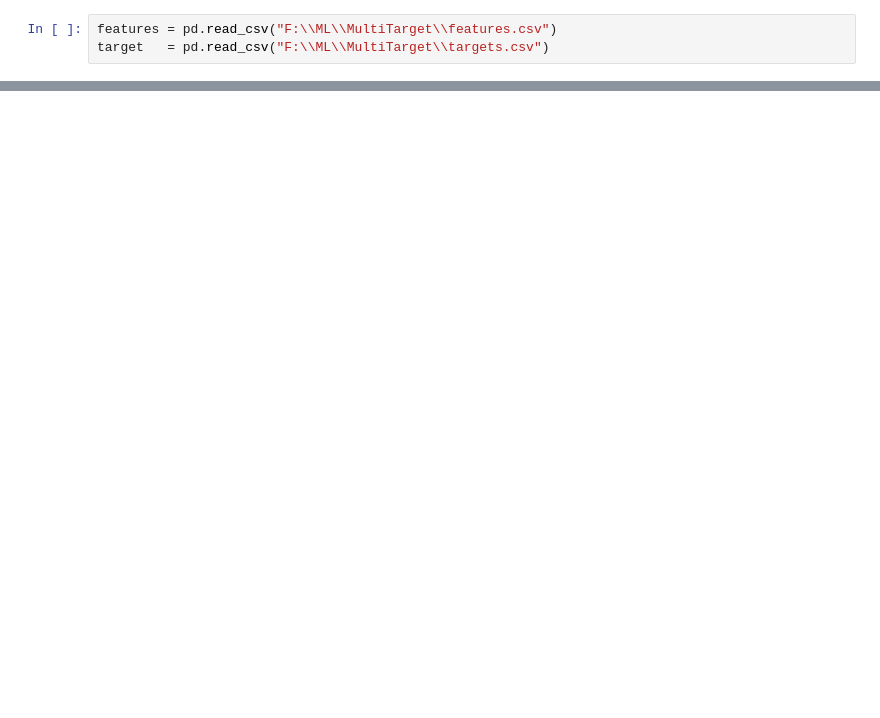
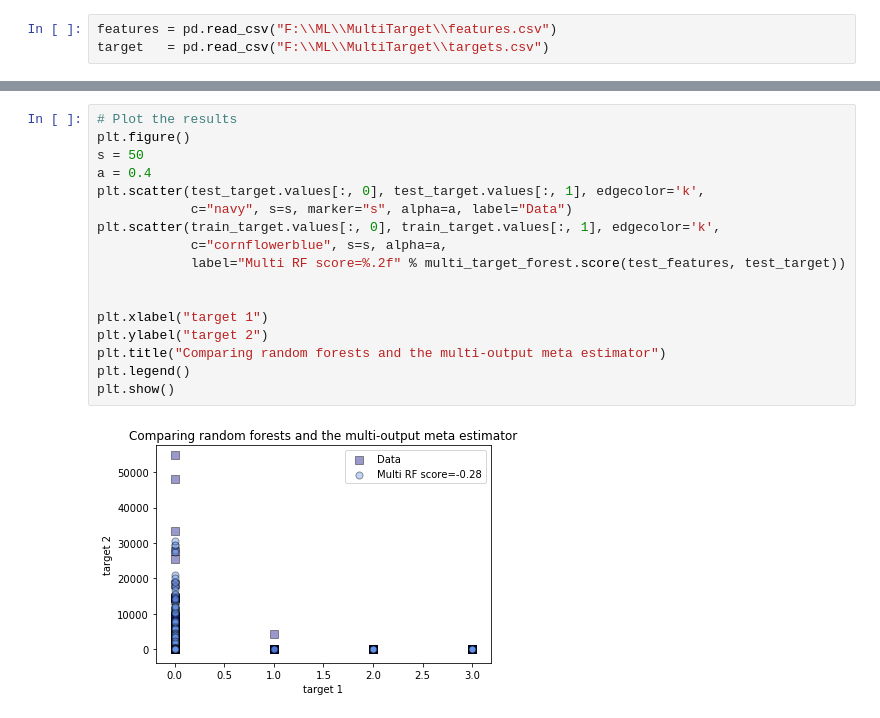
Before and after one commit to hemantnyadav/Predicting-Reasoner-for-Ontology-MultiTarget-and-MultiVariate-classification-, a Jupyter notebook: multi.ipynb, the cells around one changed output, grey strips where cells are left out. Cells and saved outputs as stored; diff of their text form; blank space fills up the shorter version.

```diff
--- a/multi.ipynb
+++ b/multi.ipynb
@@ -78,0 +116,19 @@ print(clf1.score(test_features,test_target))
+# %%
+# Plot the results
+plt.figure()
+s = 50
+a = 0.4
+plt.scatter(test_target.values[:, 0], test_target.values[:, 1], edgecolor='k',
+            c="navy", s=s, marker="s", alpha=a, label="Data")
+plt.scatter(train_target.values[:, 0], train_target.values[:, 1], edgecolor='k',
+            c="cornflowerblue", s=s, alpha=a,
+            label="Multi RF score=%.2f" % multi_target_forest.score(test_features, test_target))
+
+
+plt.xlabel("target 1")
+plt.ylabel("target 2")
+plt.title("Comparing random forests and the multi-output meta estimator")
+plt.legend()
+plt.show()
+# %% [output]
+[figure, added]
```
Also changed, not shown: parts of 14 cells of this notebook.
